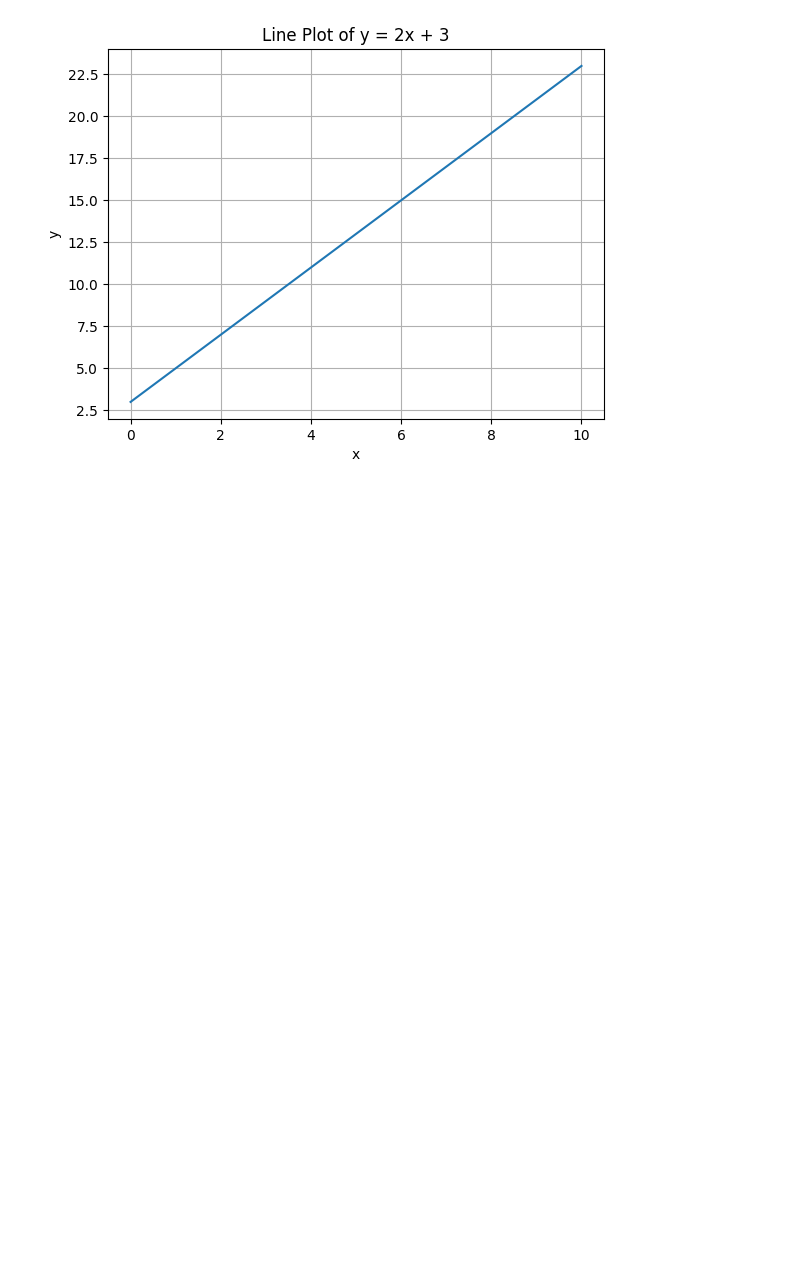
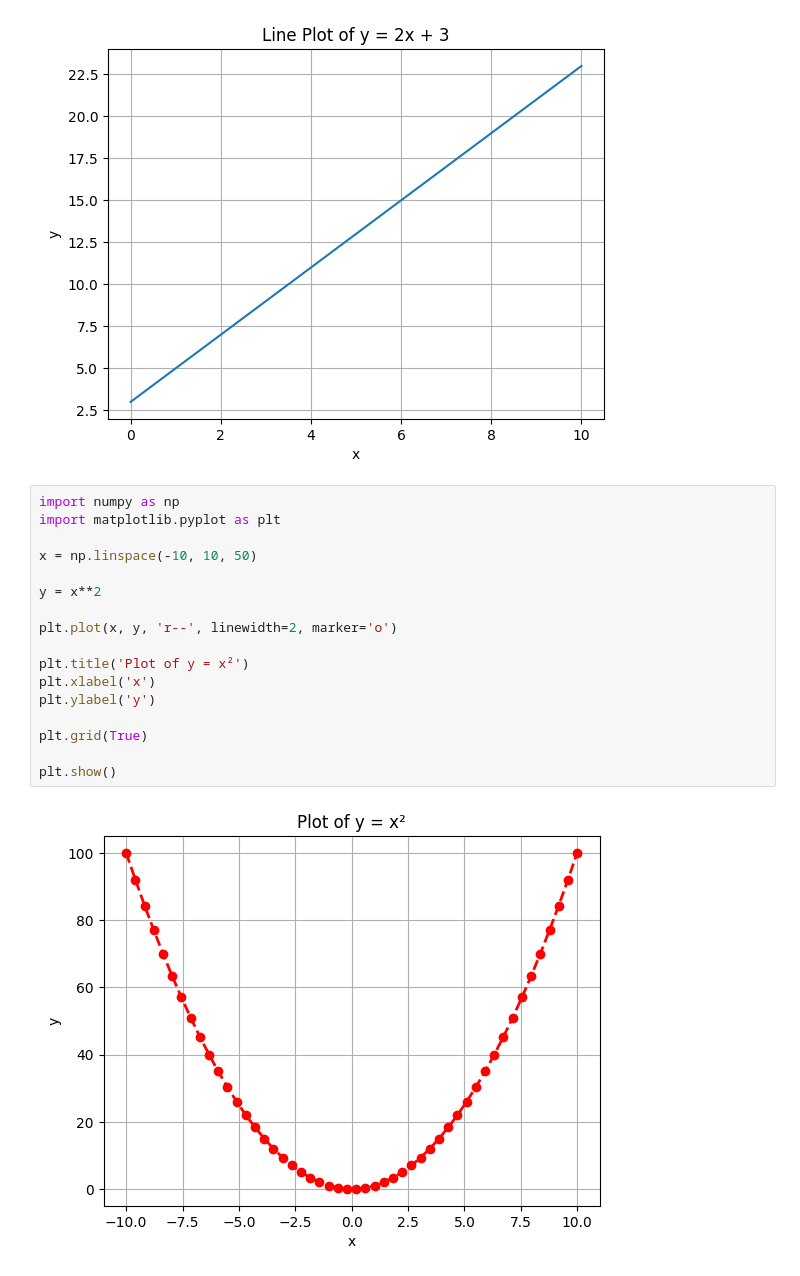
Before and after one commit to Shubhamkumar1908/ML, a Jupyter notebook: chapter_appendix-tools-for-deep-learning/jupyter.ipynb, the cells around one changed output. Cells and saved outputs as stored; diff of their text form; blank space fills up the shorter version.

```diff
--- a/chapter_appendix-tools-for-deep-learning/jupyter.ipynb
+++ b/chapter_appendix-tools-for-deep-learning/jupyter.ipynb
@@ -96,3 +92,22 @@ plt.grid(True)
 plt.show()
 # %% [output]
 [figure]
+# %%
+import numpy as np
+import matplotlib.pyplot as plt
+
+x = np.linspace(-10, 10, 50)
+
+y = x**2
+
+plt.plot(x, y, 'r--', linewidth=2, marker='o')
+
+plt.title('Plot of y = x²')
+plt.xlabel('x')
+plt.ylabel('y')
+
+plt.grid(True)
+
+plt.show()
+# %% [output]
+[figure, added]
```
Also changed, not shown: parts of 5 cells of this notebook.
